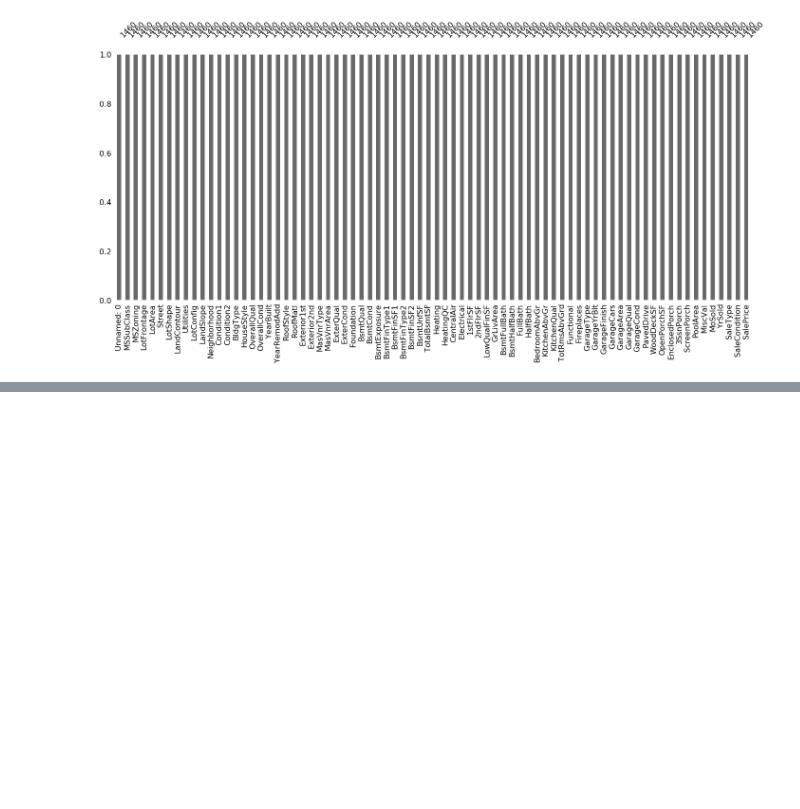
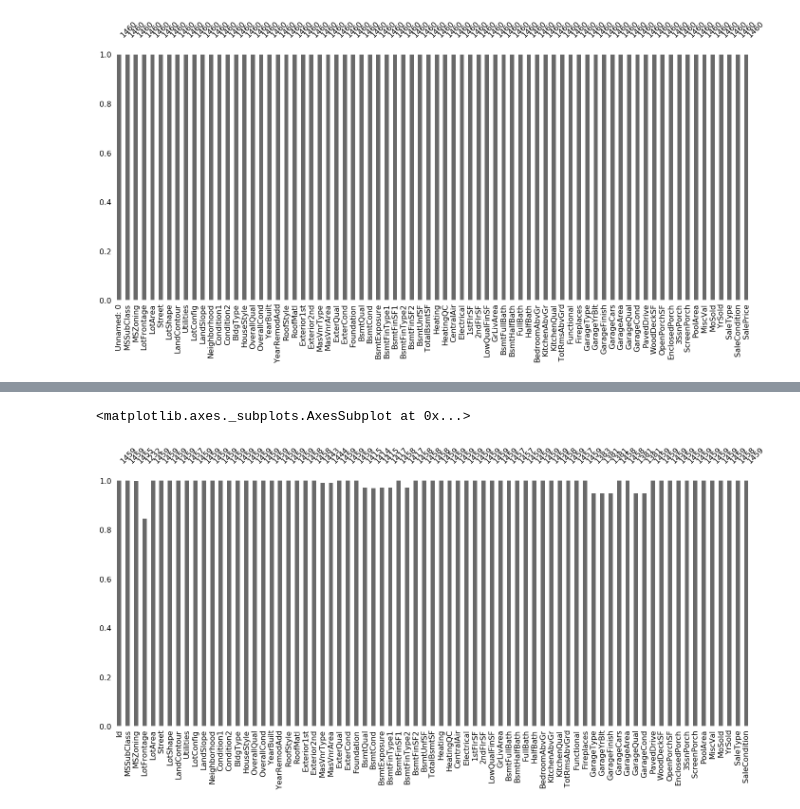
Before and after one commit to JacoboGGLeon/houses_sales_kaggle, a Jupyter notebook: load.ipynb, the cells around one changed output, grey strips where cells are left out. Saved outputs shown, nothing was run; the diff lists cells and outputs as text; code cells hidden in the pictures; blank space fills up the shorter version.

```diff
--- a/load.ipynb
+++ b/load.ipynb
@@ -130,0 +176,5 @@ msno.bar(df)
+# %%
+msno.bar(df)
+# %% [output]
+<matplotlib.axes._subplots.AxesSubplot at 0x...>
+[figure, added]
```
Also changed, not shown: parts of 13 cells of this notebook, 1 other file.
